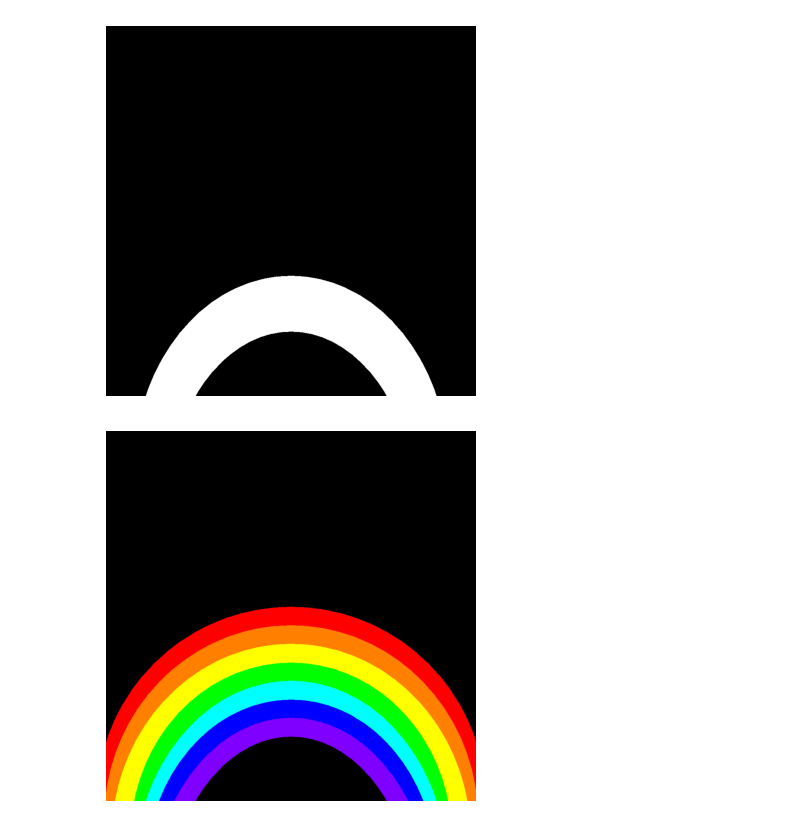
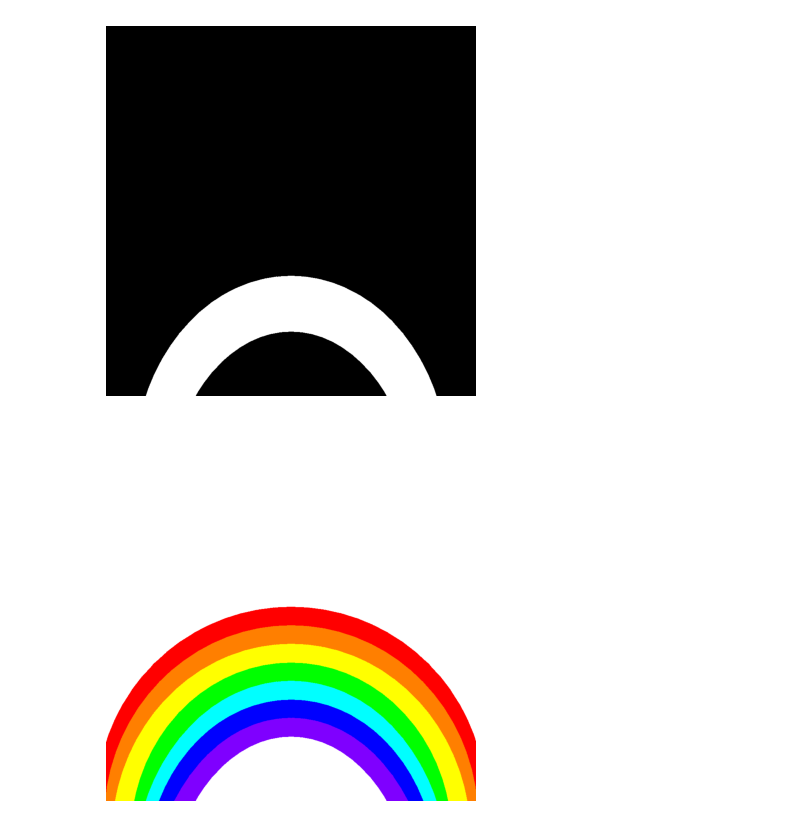
Before and after one commit to omidNomiri/My-python-learning-process, a Jupyter notebook: Assignment_34/rainbow.ipynb, the cells around one changed output. Saved outputs shown, nothing was run; the diff lists cells and outputs as text; code cells hidden in the pictures.

```diff
--- a/Assignment_34/rainbow.ipynb
+++ b/Assignment_34/rainbow.ipynb
@@ -43,9 +43,10 @@ plt.show()
 [figure]
 # %%
 merged_image = cv2.merge([R, G, B])
+merged_image[np.where((merged_image == [0, 0, 0]).all(axis=-1))] = [255, 255, 255]
 
 plt.imshow(merged_image, "gray")
 plt.axis(False)
 plt.show()
 # %% [output]
-[figure, old version]
+[figure, new version]
```
